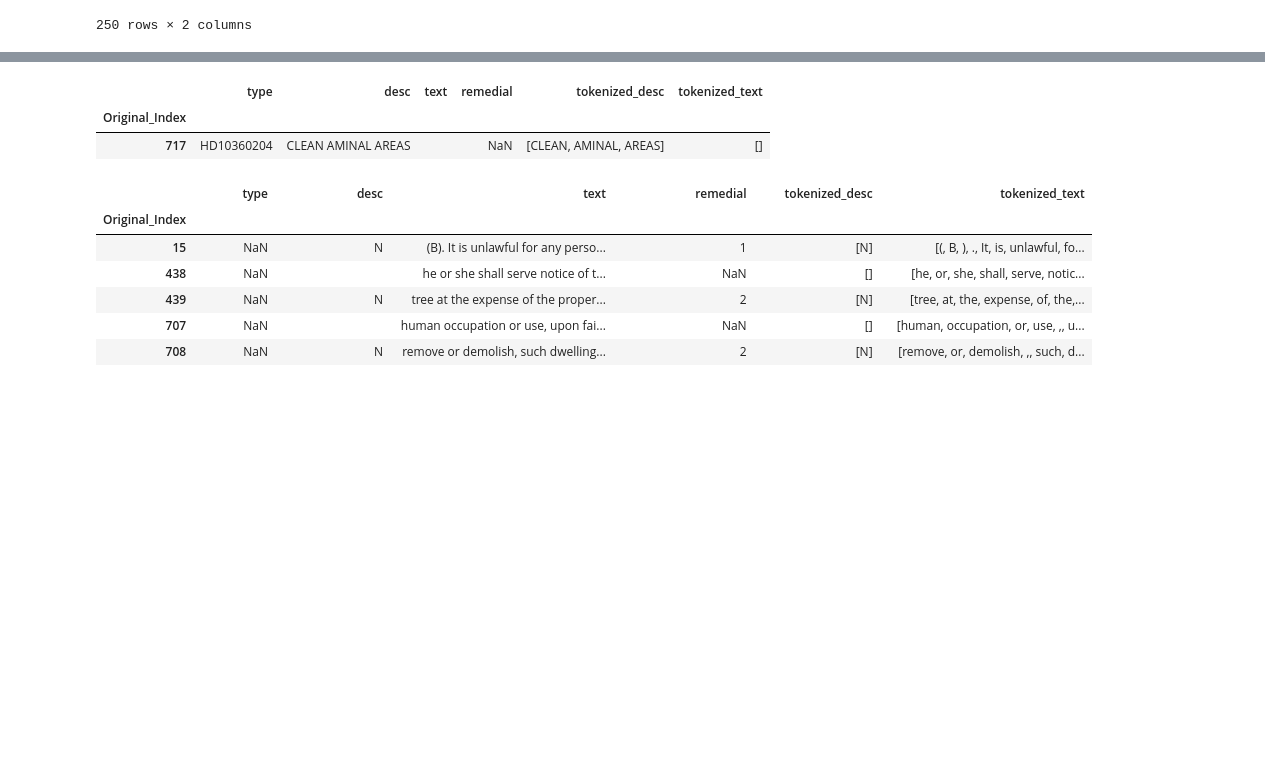
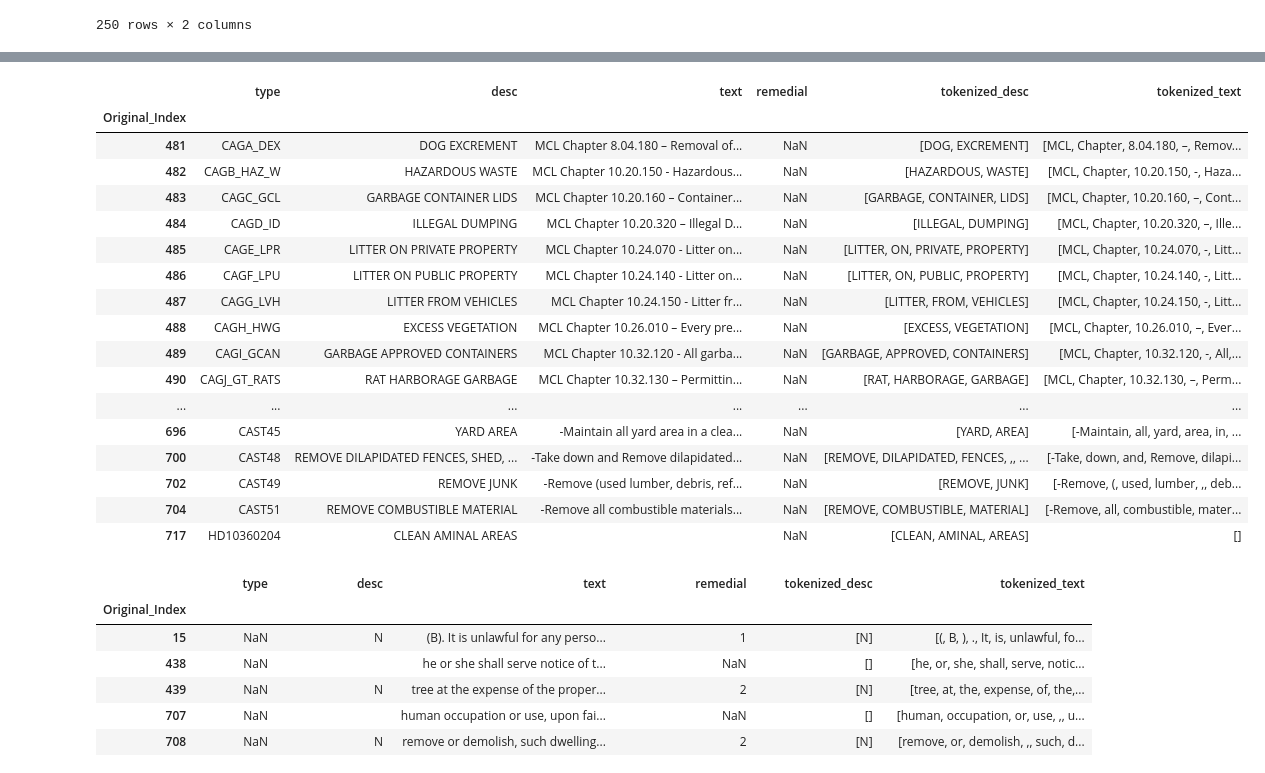
Before and after one commit to DEREJEGETU/data-question-2, a Jupyter notebook: notebooks/Mahesh.ipynb, the cells around one changed output, grey strips where cells are left out. Drawn from its saved outputs; the diff is of its cells as text; code cells hidden in the pictures; blank space fills up the shorter version.

```diff
--- a/notebooks/Mahesh.ipynb
+++ b/notebooks/Mahesh.ipynb
@@ -378,5 +394,5 @@ memory usage: 11.2+ KB
 #BB appears to be similar to MCL_MCL. Append remainder_BB to MCL_MCL, then add to the list of search terms.
 remainder_BB = master_remainder[master_remainder.type.str.match(r"BB*", na = False)]
 remainder_BB
-#remainder_noBB = master_remainder.drop(master_remainder[master_remainder.type.str.match(r"BB*", na = False)].index)
+remainder_noBB = master_remainder.drop(master_remainder[master_remainder.type.str.match(r"BB*", na = False)].index)
 #remainder_noBB
@@ -466,5 +463,5 @@ MCLBB_drop
 #Some of these might belong in MCL_Chapter (Garbage, Trash, Vermin, Sewage).
 remainder_CA = remainder_noBB[remainder_noBB.type.str.match(r"CA*", na = False)]
 remainder_CA
-#remainder_noCA = remainder_noBB.drop(remainder_CA.index)
+remainder_noCA = remainder_noBB.drop(remainder_CA.index)
 #remainder_noCA
@@ -576,15 +553,30 @@ Chapter_CA_HD = Chapter_CA.append(remainder_HD)
 # %%
 #Find keywords describe Chapter_CA_HD. Start with
 Junk = [
     "garbage", "sew", "vermin", "water", "plumbing", "excrement", "animal", "lumber", "remove",
     "litter", "junk", "waste", "dumping", "vegetation", "chickens", "trash", "storage", "yard"]
 Chapter_CA_HD_drop = Chapter_CA_HD.drop(
     remainder_HD[remainder_HD["desc"].str.contains('|'.join(Junk), case = False)].index)
-remHD_drop
+Chapter_CA_HD_drop
 #Remaining entry contains a typo. AMINAL should be ANIMAL.
 # %% [output]
 |  | type | desc | text | remedial | tokenized_desc | tokenized_text |
 | Original_Index |  |  |  |  |  |  |
+| 481 | CAGA_DEX | DOG EXCREMENT | MCL Chapter 8.04.180 – Removal of... | NaN | [DOG, EXCREMENT] | [MCL, Chapter, 8.04.180, –, Remov... |
+| 482 | CAGB_HAZ_W | HAZARDOUS WASTE | MCL Chapter 10.20.150 - Hazardous... | NaN | [HAZARDOUS, WASTE] | [MCL, Chapter, 10.20.150, -, Haza... |
+| 483 | CAGC_GCL | GARBAGE CONTAINER LIDS | MCL Chapter 10.20.160 – Container... | NaN | [GARBAGE, CONTAINER, LIDS] | [MCL, Chapter, 10.20.160, –, Cont... |
+| 484 | CAGD_ID | ILLEGAL DUMPING | MCL Chapter 10.20.320 – Illegal D... | NaN | [ILLEGAL, DUMPING] | [MCL, Chapter, 10.20.320, –, Ille... |
+| 485 | CAGE_LPR | LITTER ON PRIVATE PROPERTY | MCL Chapter 10.24.070 - Litter on... | NaN | [LITTER, ON, PRIVATE, PROPERTY] | [MCL, Chapter, 10.24.070, -, Litt... |
+| 486 | CAGF_LPU | LITTER ON PUBLIC PROPERTY | MCL Chapter 10.24.140 - Litter on... | NaN | [LITTER, ON, PUBLIC, PROPERTY] | [MCL, Chapter, 10.24.140, -, Litt... |
+| 487 | CAGG_LVH | LITTER FROM VEHICLES | MCL Chapter 10.24.150 - Litter fr... | NaN | [LITTER, FROM, VEHICLES] | [MCL, Chapter, 10.24.150, -, Litt... |
+| 488 | CAGH_HWG | EXCESS VEGETATION | MCL Chapter 10.26.010 – Every pre... | NaN | [EXCESS, VEGETATION] | [MCL, Chapter, 10.26.010, –, Ever... |
+| 489 | CAGI_GCAN | GARBAGE APPROVED CONTAINERS | MCL Chapter 10.32.120 - All garba... | NaN | [GARBAGE, APPROVED, CONTAINERS] | [MCL, Chapter, 10.32.120, -, All,... |
+| 490 | CAGJ_GT_RATS | RAT HARBORAGE GARBAGE | MCL Chapter 10.32.130 – Permittin... | NaN | [RAT, HARBORAGE, GARBAGE] | [MCL, Chapter, 10.32.130, –, Perm... |
+| ... | ... | ... | ... | ... | ... | ... |
+| 696 | CAST45 | YARD AREA | -Maintain all yard area in a clea... | NaN | [YARD, AREA] | [-Maintain, all, yard, area, in, ... |
+| 700 | CAST48 | REMOVE DILAPIDATED FENCES, SHED, ... | -Take down and Remove dilapidated... | NaN | [REMOVE, DILAPIDATED, FENCES, ,, ... | [-Take, down, and, Remove, dilapi... |
+| 702 | CAST49 | REMOVE JUNK | -Remove (used lumber, debris, ref... | NaN | [REMOVE, JUNK] | [-Remove, (, used, lumber, ,, deb... |
+| 704 | CAST51 | REMOVE COMBUSTIBLE MATERIAL | -Remove all combustible materials... | NaN | [REMOVE, COMBUSTIBLE, MATERIAL] | [-Remove, all, combustible, mater... |
 | 717 | HD10360204 | CLEAN AMINAL AREAS |  | NaN | [CLEAN, AMINAL, AREAS] | [] |
 # %%
 #SW appears to be final group. Subset and define with keywords.
```
Also changed, not shown: parts of 8 cells of this notebook, 1 other file.
